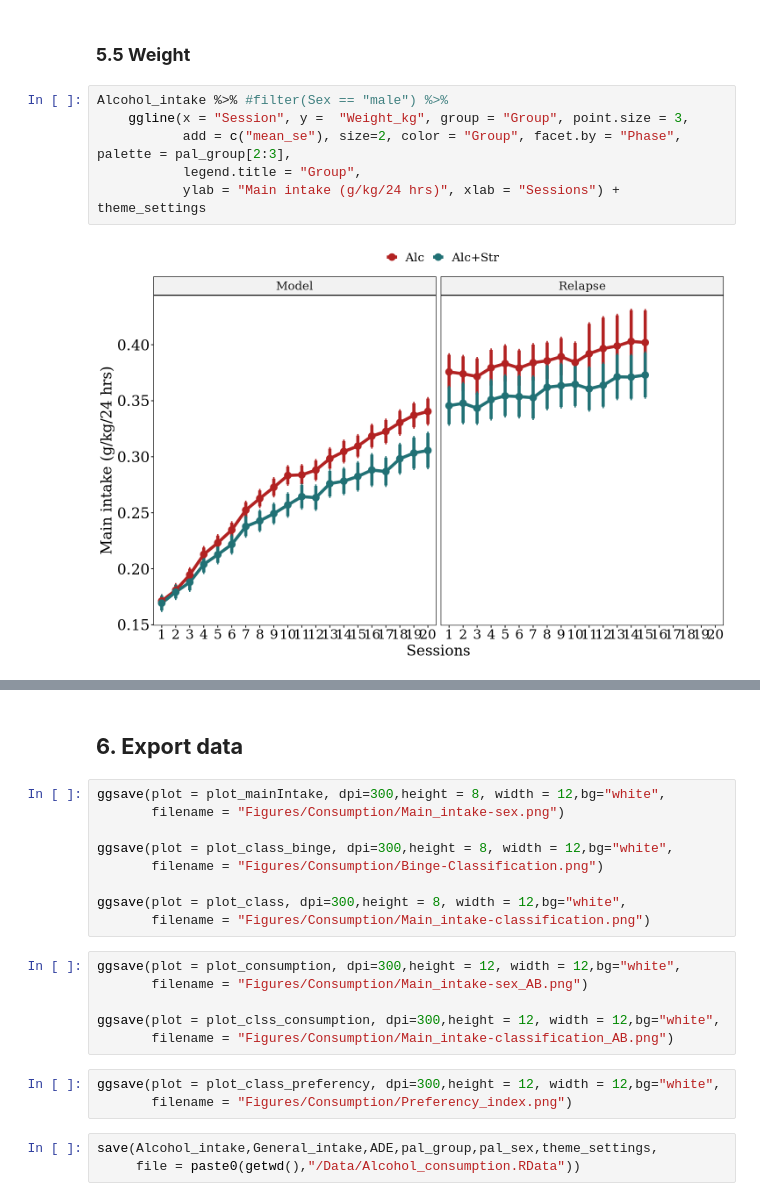
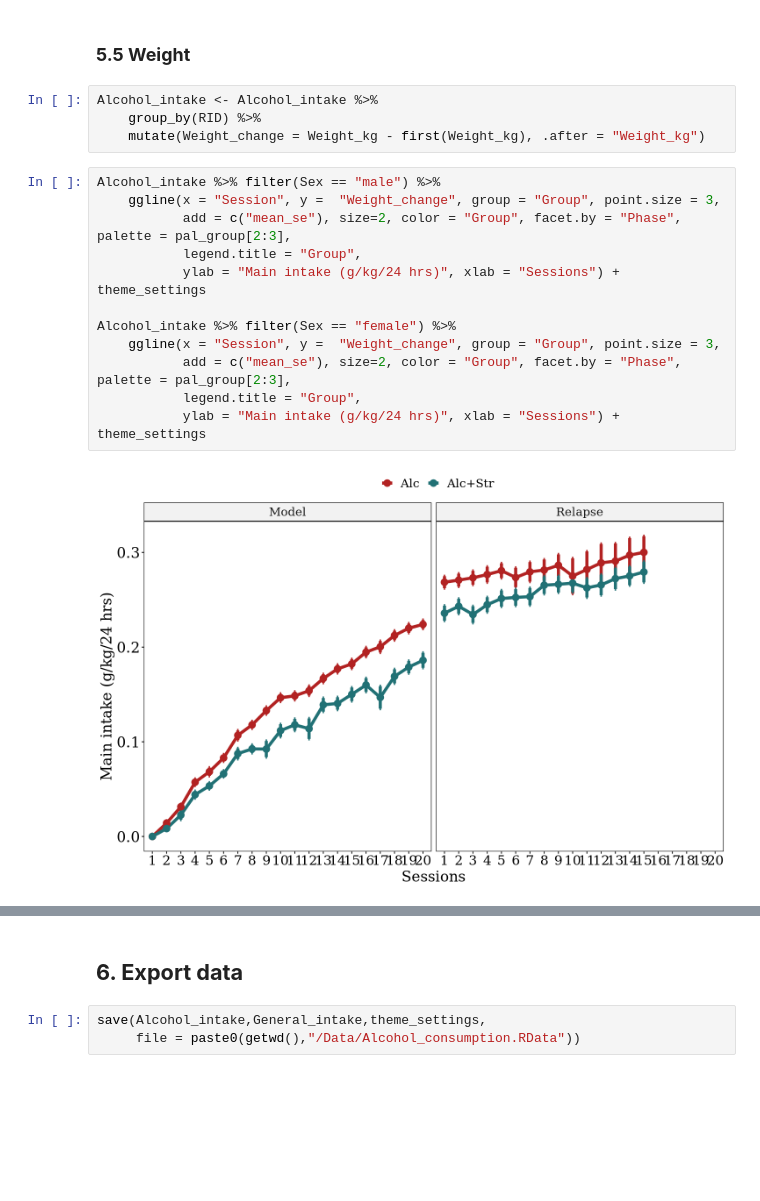
Before and after one commit to JalilRT/Sudmex_alcohol_stress, a Jupyter notebook: code/Alcohol_consumption.ipynb, the cells around one changed output, grey strips where cells are left out. Cells and saved outputs as stored; diff of their text form; blank space fills up the shorter version.

```diff
--- a/code/Alcohol_consumption.ipynb
+++ b/code/Alcohol_consumption.ipynb
@@ -298,11 +325,21 @@ plot_class_preferency
 [figure]
 # %% [markdown]
 ### **5.5 Weight**
+# %%
+Alcohol_intake <- Alcohol_intake %>%
+    group_by(RID) %>%
+    mutate(Weight_change = Weight_kg - first(Weight_kg), .after = "Weight_kg")
 # %%
-Alcohol_intake %>% #filter(Sex == "male") %>%
-    ggline(x = "Session", y =  "Weight_kg", group = "Group", point.size = 3,
+Alcohol_intake %>% filter(Sex == "male") %>%
+    ggline(x = "Session", y =  "Weight_change", group = "Group", point.size = 3,
            add = c("mean_se"), size=2, color = "Group", facet.by = "Phase", palette = pal_group[2:3],
            legend.title = "Group",
            ylab = "Main intake (g/kg/24 hrs)", xlab = "Sessions") + theme_settings
+
+Alcohol_intake %>% filter(Sex == "female") %>%
+    ggline(x = "Session", y =  "Weight_change", group = "Group", point.size = 3,
+           add = c("mean_se"), size=2, color = "Group", facet.by = "Phase", palette = pal_group[2:3],
+           legend.title = "Group",
+           ylab = "Main intake (g/kg/24 hrs)", xlab = "Sessions") + theme_settings
 # %% [output]
-[figure, old version]
+[figure, new version]
@@ -309,23 +347,5 @@ Alcohol_intake %>% #filter(Sex == "male") %>%
 # %% [markdown]
 ## **6. Export data**
-# %%
-ggsave(plot = plot_mainIntake, dpi=300,height = 8, width = 12,bg="white",
-       filename = "Figures/Consumption/Main_intake-sex.png")
-
-ggsave(plot = plot_class_binge, dpi=300,height = 8, width = 12,bg="white",
-       filename = "Figures/Consumption/Binge-Classification.png")
-
-ggsave(plot = plot_class, dpi=300,height = 8, width = 12,bg="white",
-       filename = "Figures/Consumption/Main_intake-classification.png")
-# %%
-ggsave(plot = plot_consumption, dpi=300,height = 12, width = 12,bg="white",
-       filename = "Figures/Consumption/Main_intake-sex_AB.png")
-
-ggsave(plot = plot_clss_consumption, dpi=300,height = 12, width = 12,bg="white",
-       filename = "Figures/Consumption/Main_intake-classification_AB.png")
-# %%
-ggsave(plot = plot_class_preferency, dpi=300,height = 12, width = 12,bg="white",
-       filename = "Figures/Consumption/Preferency_index.png")
 # %%
-save(Alcohol_intake,General_intake,ADE,pal_group,pal_sex,theme_settings,
+save(Alcohol_intake,General_intake,theme_settings,
      file = paste0(getwd(),"/Data/Alcohol_consumption.RData"))
```
Also changed, not shown: parts of 5 cells of this notebook, 1 other file.
